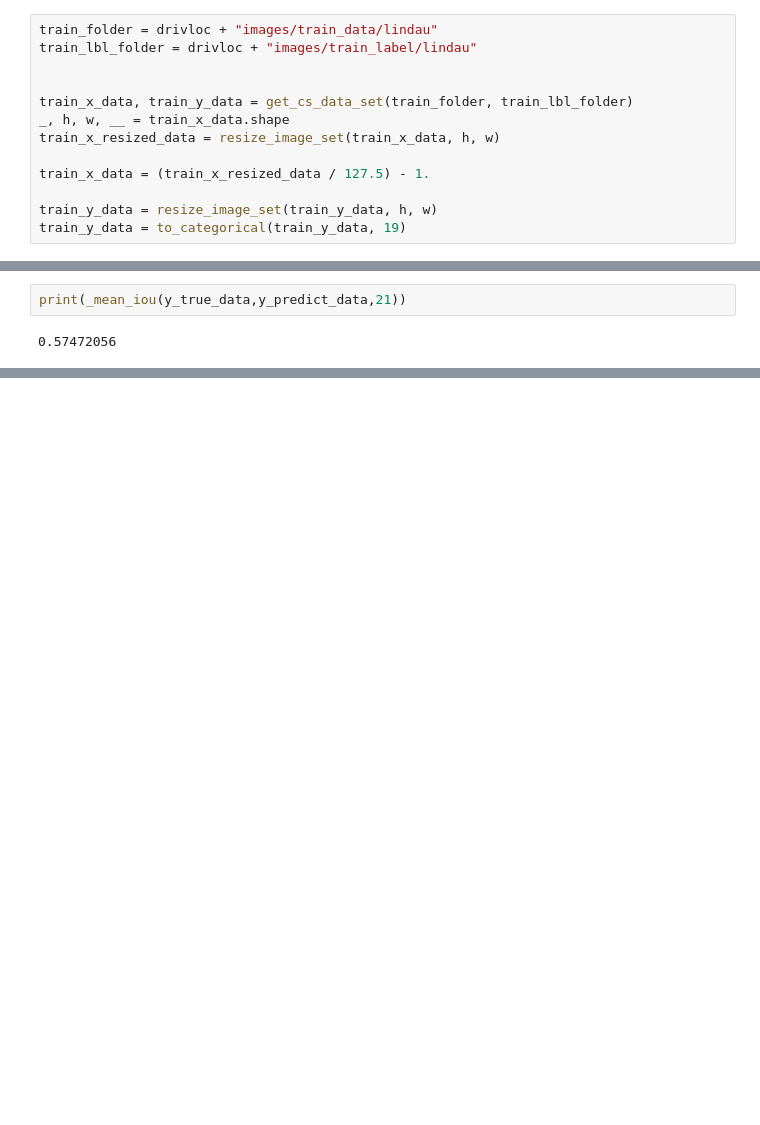
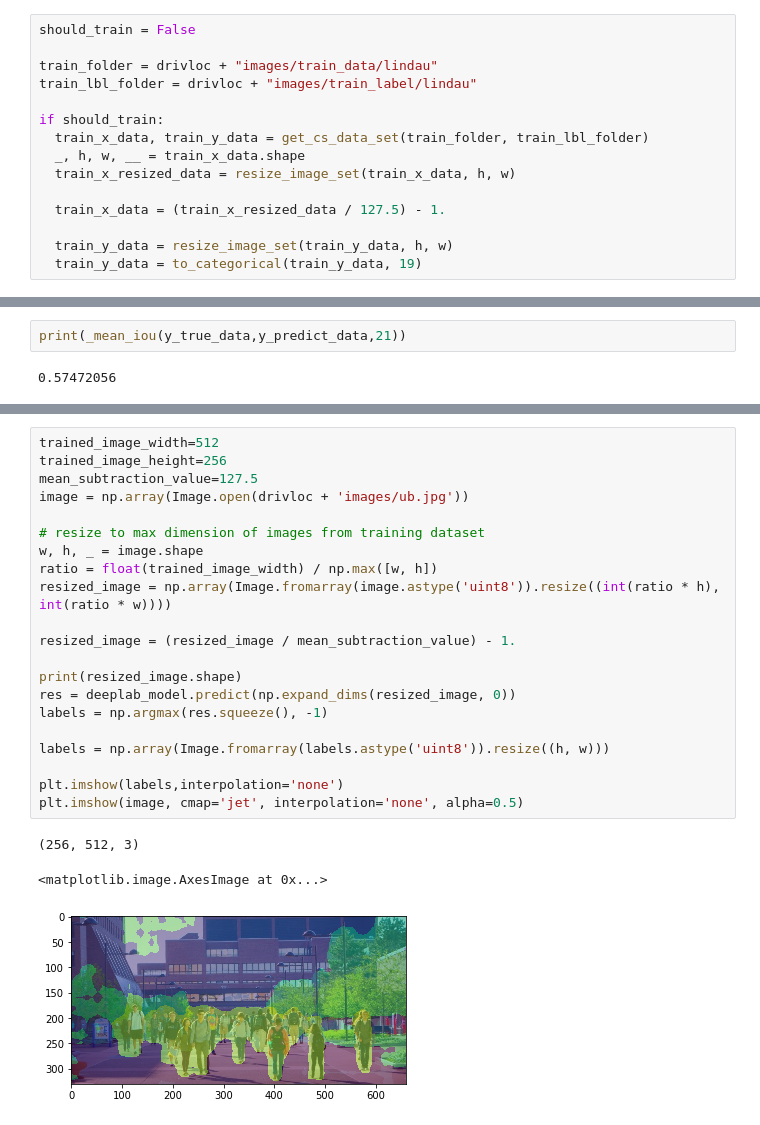
Before and after one commit to nullbringer/deeplab, a Jupyter notebook: project2.ipynb, the cells around one changed output, grey strips where cells are left out. Cells and saved outputs as stored; diff of their text form; blank space fills up the shorter version.

```diff
--- a/project2.ipynb
+++ b/project2.ipynb
@@ -320,18 +314,20 @@ def preprocess_input(x):
 # %% [markdown]
 ## Prepare training data
 # %%
+should_train = False
+
 train_folder = drivloc + "images/train_data/lindau"
 train_lbl_folder = drivloc + "images/train_label/lindau"
 
+if should_train:
+  train_x_data, train_y_data = get_cs_data_set(train_folder, train_lbl_folder)
+  _, h, w, __ = train_x_data.shape
+  train_x_resized_data = resize_image_set(train_x_data, h, w)
 
-train_x_data, train_y_data = get_cs_data_set(train_folder, train_lbl_folder)
-_, h, w, __ = train_x_data.shape
-train_x_resized_data = resize_image_set(train_x_data, h, w)
+  train_x_data = (train_x_resized_data / 127.5) - 1.
 
-train_x_data = (train_x_resized_data / 127.5) - 1.
-
-train_y_data = resize_image_set(train_y_data, h, w)
-train_y_data = to_categorical(train_y_data, 19)
+  train_y_data = resize_image_set(train_y_data, h, w)
+  train_y_data = to_categorical(train_y_data, 19)
 # %% [markdown]
 ### Create and train Model
 # %%
@@ -452,3 +450,28 @@ https://github.com/dhkim0225/keras-image-segmentation
 https://github.com/davidtvs/Keras-LinkNet
 
 https://www.analyticsvidhya.com/blog/2019/02/tutorial-semantic-segmentation-google-deeplab/
+# %%
+trained_image_width=512
+trained_image_height=256
+mean_subtraction_value=127.5
+image = np.array(Image.open(drivloc + 'images/ub.jpg'))
+
+# resize to max dimension of images from training dataset
+w, h, _ = image.shape
+ratio = float(trained_image_width) / np.max([w, h])
+resized_image = np.array(Image.fromarray(image.astype('uint8')).resize((int(ratio * h), int(ratio * w))))
+
+resized_image = (resized_image / mean_subtraction_value) - 1.
+
+print(resized_image.shape)
+res = deeplab_model.predict(np.expand_dims(resized_image, 0))
+labels = np.argmax(res.squeeze(), -1)
+
+labels = np.array(Image.fromarray(labels.astype('uint8')).resize((h, w)))
+
+plt.imshow(labels,interpolation='none')
+plt.imshow(image, cmap='jet', interpolation='none', alpha=0.5)
+# %% [output]
+(256, 512, 3)
+<matplotlib.image.AxesImage at 0x...>
+[figure, added]
```
Also changed, not shown: parts of 4 cells of this notebook.
